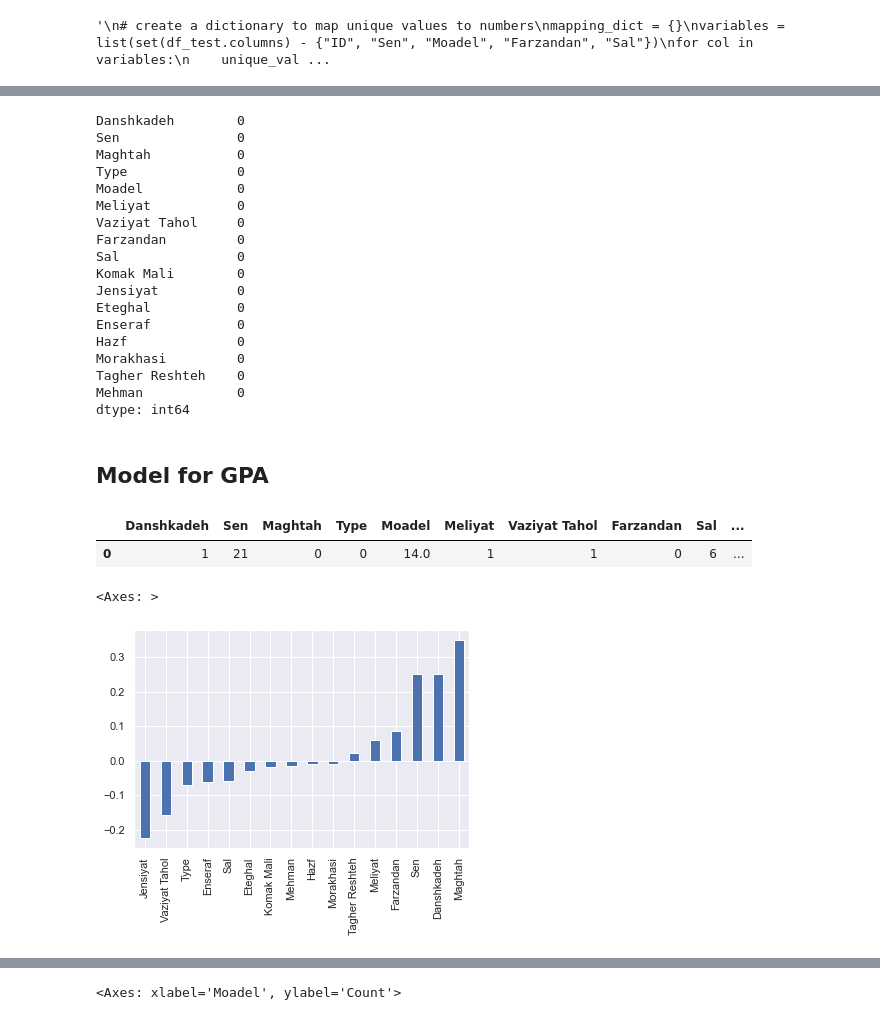
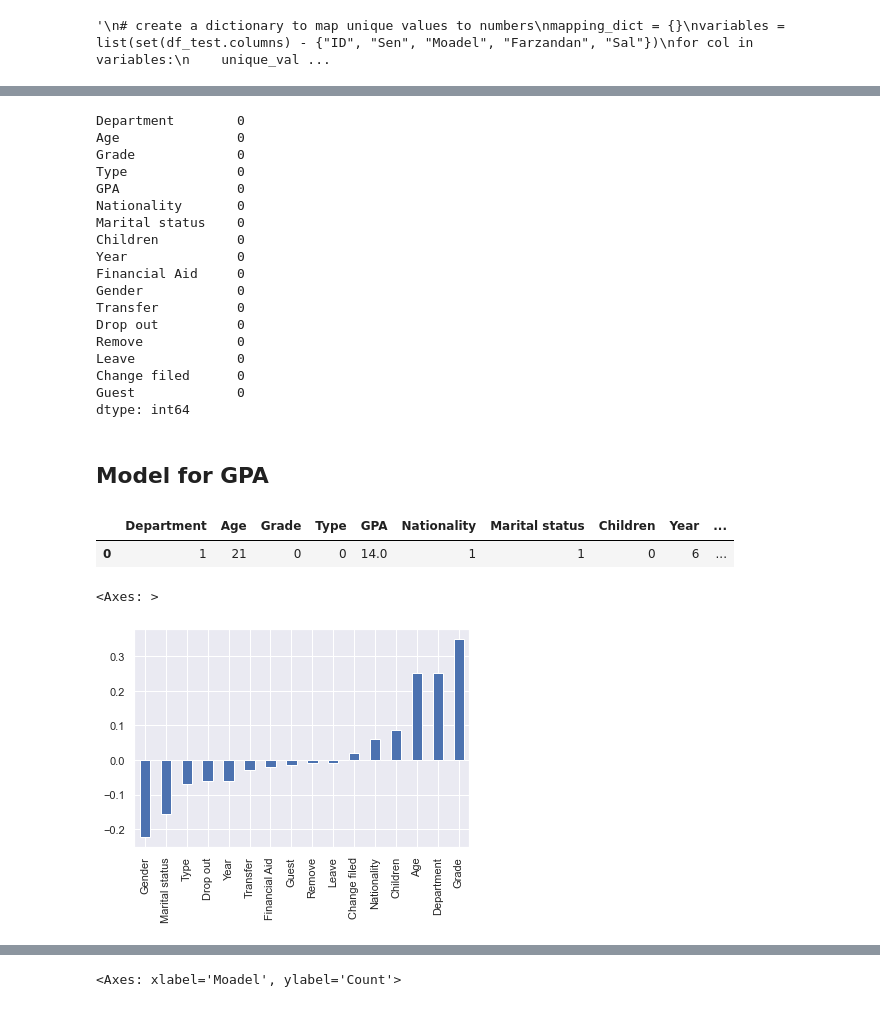
Before and after one commit to mghasemi19/ML_EconEduc, a Jupyter notebook: GPA_Regression.ipynb, the cells around one changed output, grey strips where cells are left out. Cells and saved outputs as stored; diff of their text form; code cells hidden in the pictures.

```diff
--- a/GPA_Regression.ipynb
+++ b/GPA_Regression.ipynb
@@ -46,15 +38,18 @@ df_test.head()
 # %%
+'''
 cols = ['Danshkadeh', 'Sen', 'Maghtah', 'Type', 'Moadel', 'Meliyat',
        'Vaziyat Tahol', 'Farzandan', 'Sal', 'Komak Mali', 'Jensiyat',
        'Eteghal', 'Enseraf', 'Hazf', 'Morakhasi', 'Tagher Reshteh', 'Mehman',
        'Mantagheh', 'GDP']
 '''
-cols = ['Department', 'Age', 'Major', 'Type', 'GPA', 'Nationality',
+
+cols = ['Department', 'Age', 'Grade', 'Type', 'GPA', 'Nationality',
          "Marital status", "Children", "Year", "Financial Aid", "Gender",
-         "Transfer", "Cancellation", "Remove", "Leave", "Change major", "Guest",
+         "Transfer", "Drop out", "Remove", "Leave", "Change filed", "Guest",
          "Region", "Gross Domestic Product"]
-'''
 df_test.columns = cols
-df_test.drop(['Mantagheh', 'GDP'], axis=1, inplace=True)
+df_test.drop(['Region', 'Gross Domestic Product'], axis=1, inplace=True)
 df_test.columns
 df_test = df_test.loc[~(df_test == 999).any(axis=1)]
+
+df_test.head()
@@ -138,34 +140,34 @@ sns.heatmap(df_test.corr(), annot=True, linewidth=.5, vmin = -1, vmax = 1,cmap =
 df_test.dropna(inplace=True)
 df_test.isna().sum()
 # %% [output]
-Danshkadeh        0
-Sen               0
-Maghtah           0
+Department        0
+Age               0
+Grade             0
 Type              0
-Moadel            0
-Meliyat           0
-Vaziyat Tahol     0
-Farzandan         0
-Sal               0
-Komak Mali        0
-Jensiyat          0
-Eteghal           0
-Enseraf           0
-Hazf              0
-Morakhasi         0
-Tagher Reshteh    0
-Mehman            0
+GPA               0
+Nationality       0
+Marital status    0
+Children          0
+Year              0
+Financial Aid     0
+Gender            0
+Transfer          0
+Drop out          0
+Remove            0
+Leave             0
+Change filed      0
+Guest             0
 dtype: int64
 # %% [markdown]
 ## Model for GPA
 # %%
 df_test.head(1)
 # %% [output]
-|  | Danshkadeh | Sen | Maghtah | Type | Moadel | Meliyat | Vaziyat Tahol | Farzandan | Sal | ... |
+|  | Department | Age | Grade | Type | GPA | Nationality | Marital status | Children | Year | ... |
 | 0 | 1 | 21 | 0 | 0 | 14.0 | 1 | 1 | 0 | 6 | ... |
 # %%
-df_test.corr()['Moadel'].sort_values()[:-1].plot(kind='bar', grid=1)
+df_test.corr()['GPA'].sort_values()[:-1].plot(kind='bar', grid=1)
 # %% [output]
 <Axes: >
-[figure, old version]
+[figure, new version]
 # %%
```
Also changed, not shown: parts of 23 cells of this notebook, 1 other file.
